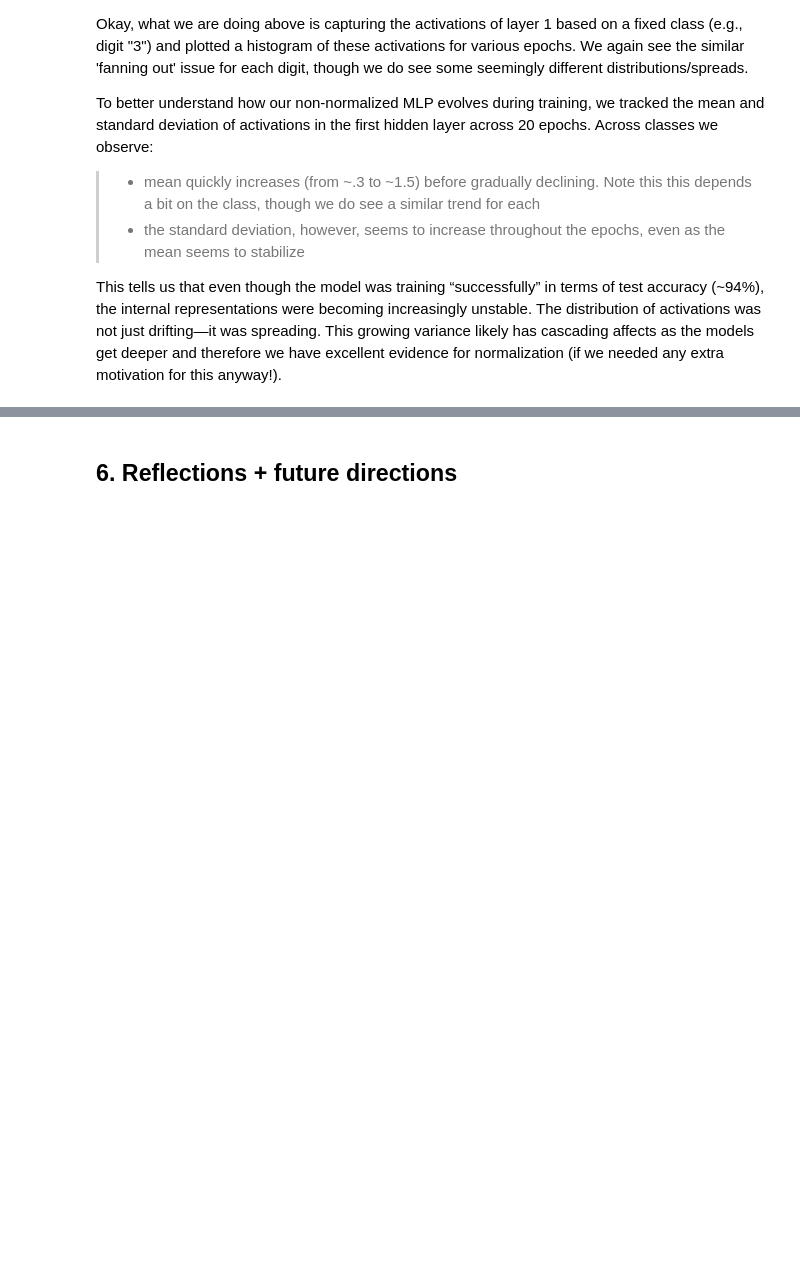
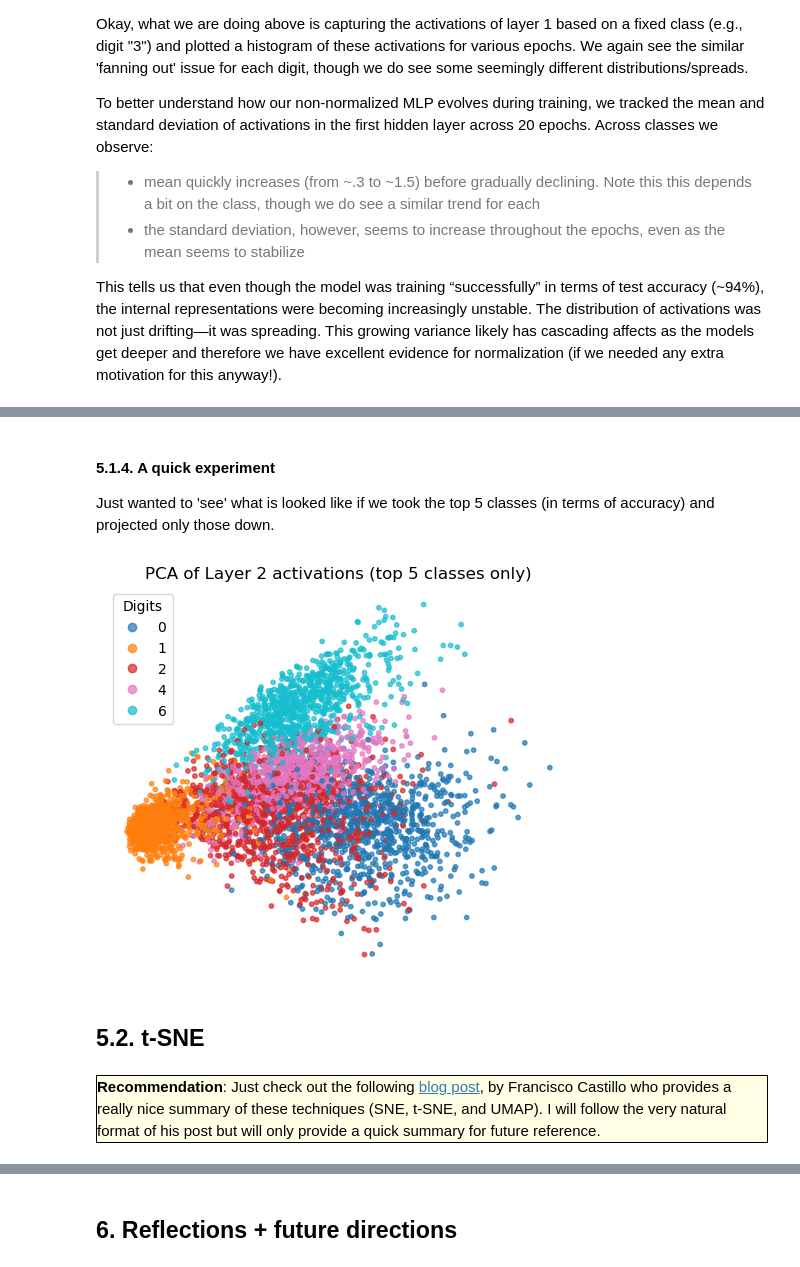
Before and after one commit to eriktholmes/interpreting_mnist, a Jupyter notebook: MLP/01_MLP_for_Interpretability_non_normalized.ipynb, the cells around one changed output, grey strips where cells are left out. Drawn from its saved outputs; the diff is of its cells as text; code cells hidden in the pictures; blank space fills up the shorter version.

```diff
--- a/MLP/01_MLP_for_Interpretability_non_normalized.ipynb
+++ b/MLP/01_MLP_for_Interpretability_non_normalized.ipynb
@@ -597,0 +691,27 @@ Model accuracy on class 9: 91.08%
+# %% [markdown]
+#### 5.1.4. A quick experiment
+Just wanted to 'see' what is looked like if we took the top 5 classes (in terms of accuracy) and projected only those down.
+# %%
+import numpy as np
+
+top_classes = [0,1,6,2,4]
+mask = np.isin(ys, top_classes)
+
+Proj_filtered = Proj[mask]
+ys_filtered = ys[mask]
+# %%
+# Plotting:
+plt.figure(figsize=(6,5))
+scat = plt.scatter(Proj_filtered[:, 0], Proj_filtered[:, 1], c=ys_filtered, cmap='tab10', s=10, alpha=0.7)
+plt.legend(*scat.legend_elements(), title="Digits")
+plt.title('PCA of Layer 2 activations (top 5 classes only)')
+plt.axis('off')
+plt.show()
+# %% [output]
+[figure, added]
+# %% [markdown]
+## 5.2. t-SNE
+# %% [markdown]
+<p style="margin: auto; background-color:rgba(300, 300, 0, .1); width: 50%;;  border: 1px solid black; padding: .5em">
+ <b>Recommendation</b>: Just check out the following <a href="https://arize.com/blog-course/reduction-of-dimensionality-top-techniques/">blog post</a>, by Francisco Castillo who provides a really nice summary of these techniques (SNE, t-SNE, and UMAP).  I will follow the very natural format of his post but will only provide a quick summary for future reference.
+</p>
```
Also changed, not shown: parts of 51 cells of this notebook.
